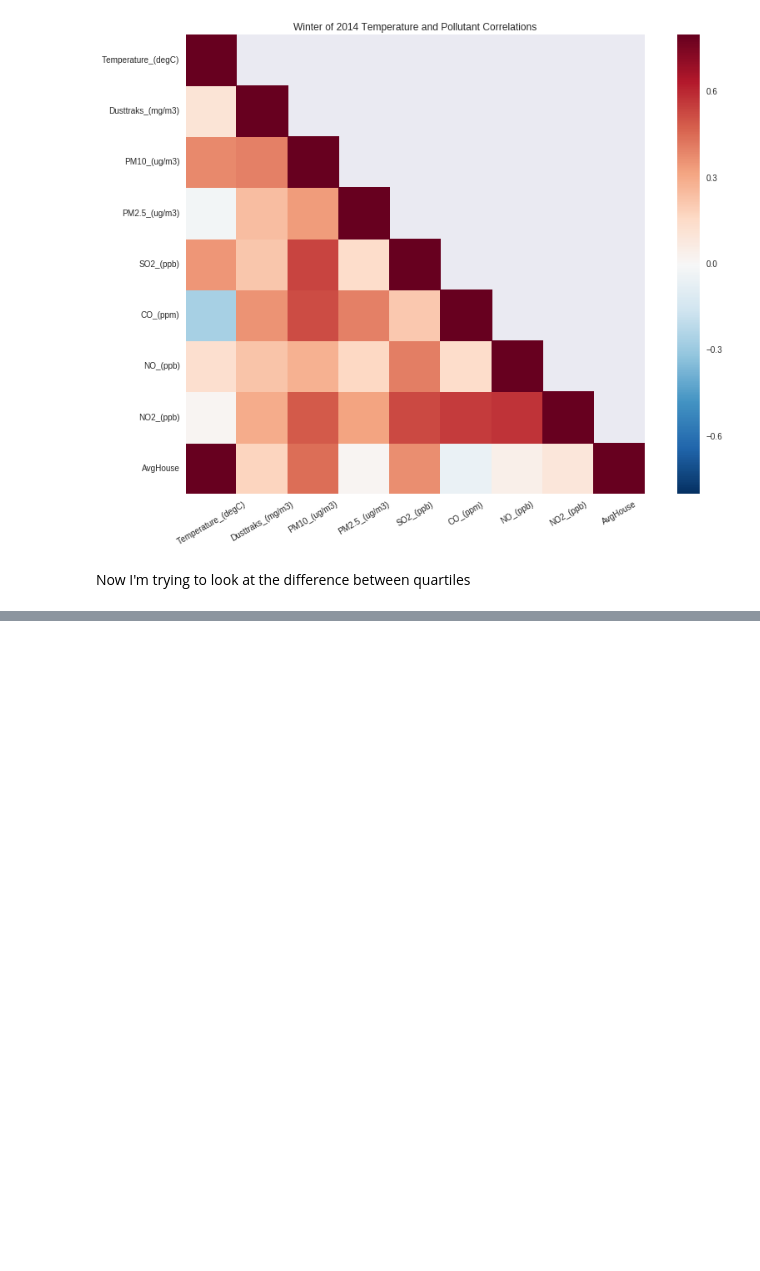
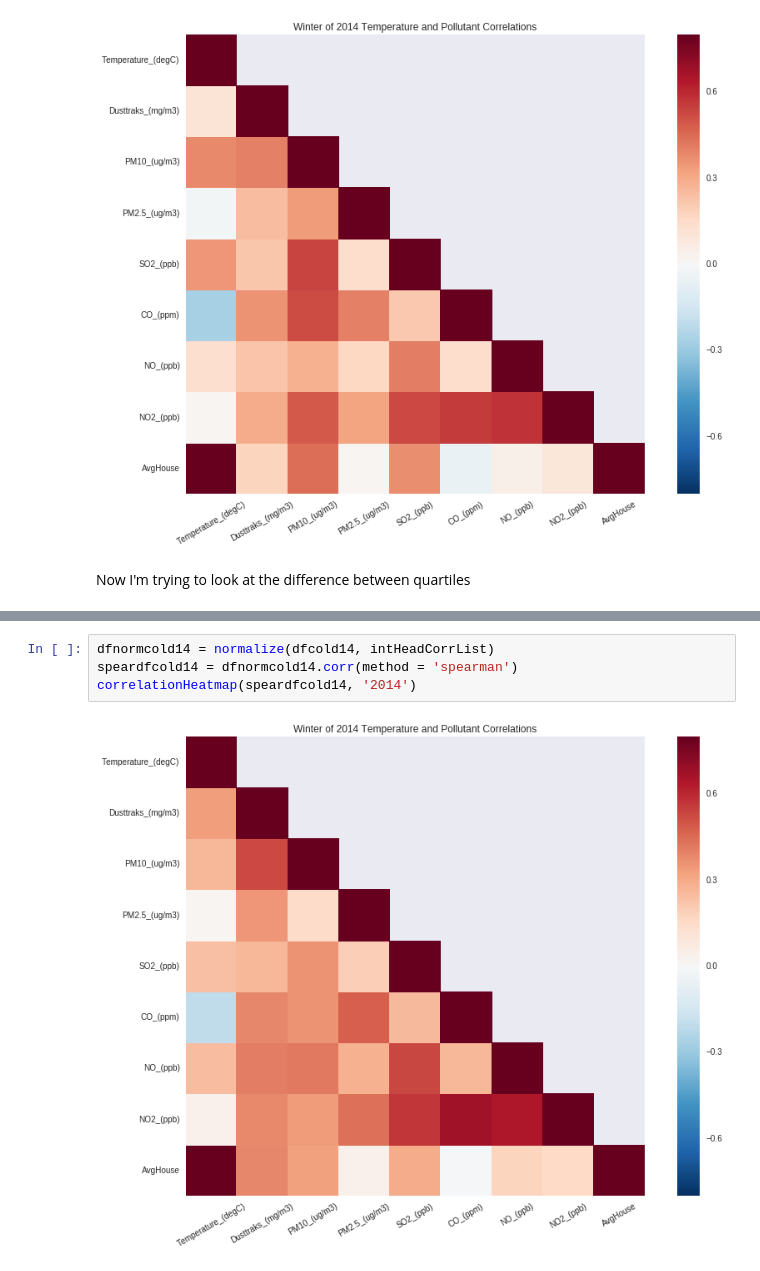
Before and after one commit to BrennaManning/DataScience2016FP, a Jupyter notebook: Stats_comparisons.ipynb, the cells around one changed output, grey strips where cells are left out. Drawn from its saved outputs; the diff is of its cells as text; blank space fills up the shorter version.

```diff
--- a/Stats_comparisons.ipynb
+++ b/Stats_comparisons.ipynb
@@ -240,0 +349,6 @@ ValueError: zero-size array to reduction operation minimum which has no identity
+# %%
+dfnormcold14 = normalize(dfcold14, intHeadCorrList)
+speardfcold14 = dfnormcold14.corr(method = 'spearman')
+correlationHeatmap(speardfcold14, '2014')
+# %% [output]
+[figure, added]
```
Also changed, not shown: parts of 12 cells of this notebook, 1 other file.
